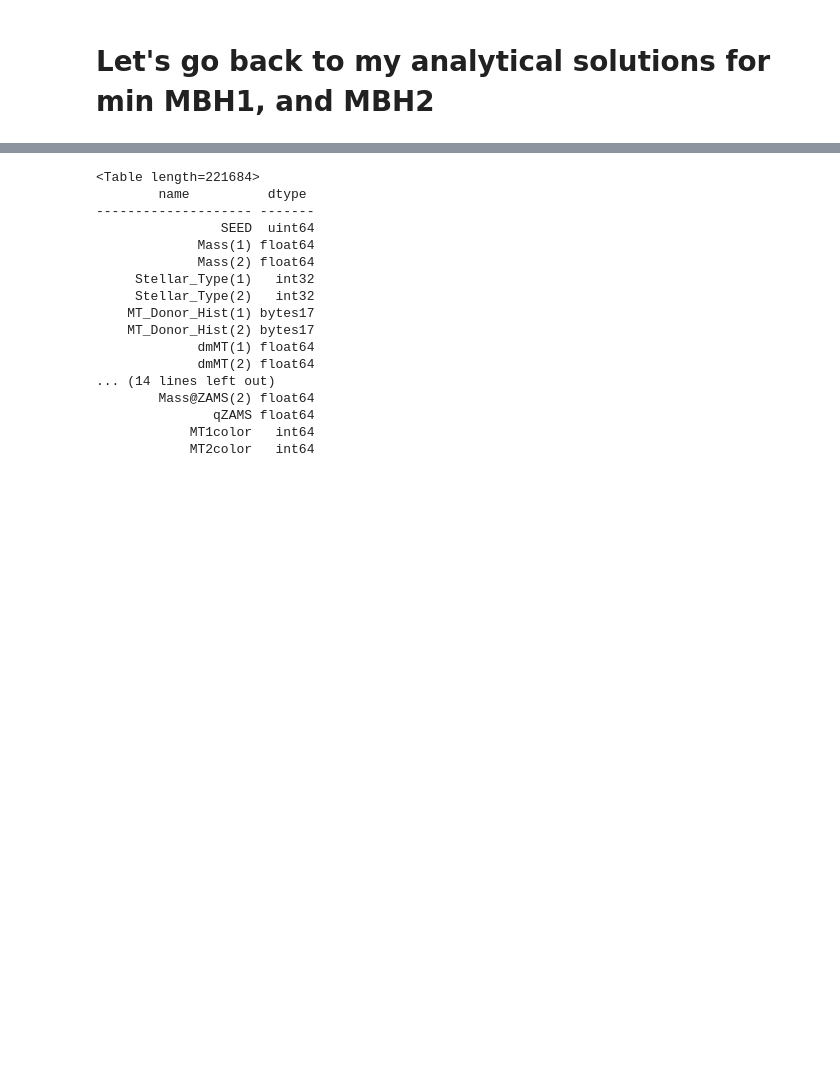
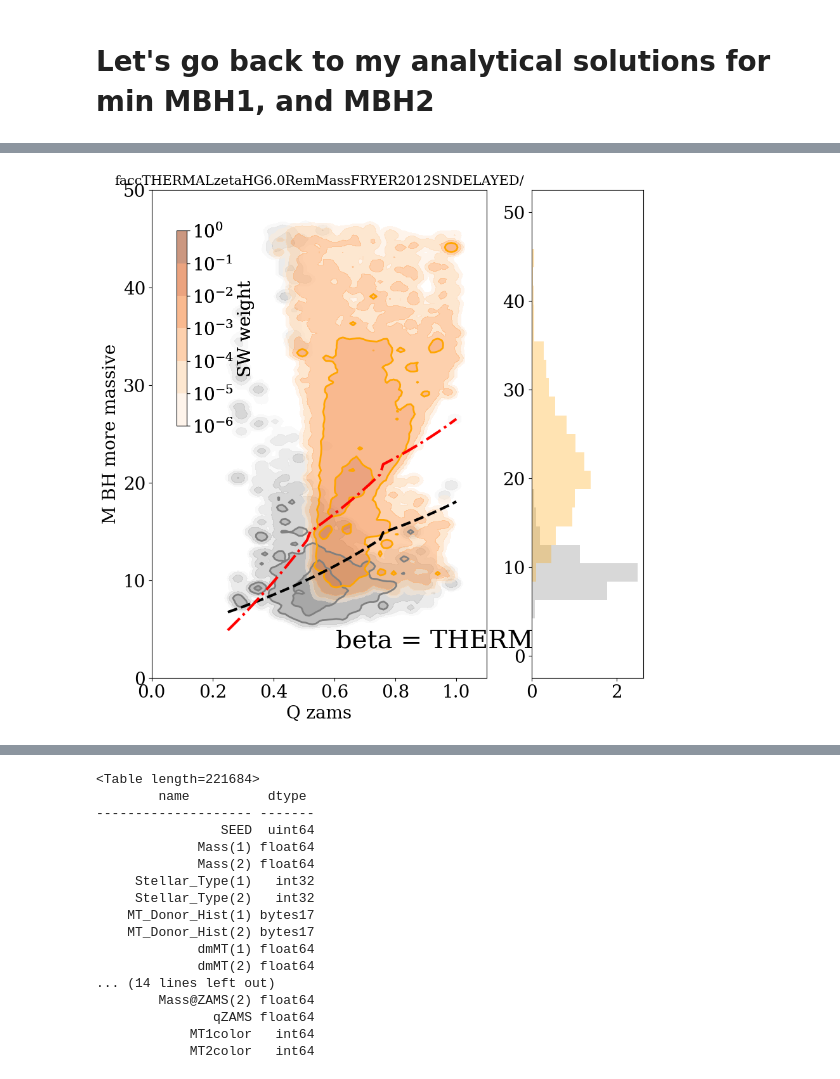
Before and after one commit to LiekeVanSon/BumpAt20, a Jupyter notebook: Code/InspectBumpAt20.ipynb, the cells around one changed output, grey strips where cells are left out. Cells and saved outputs as stored; diff of their text form; code cells hidden in the pictures; blank space fills up the shorter version.

```diff
--- a/Code/InspectBumpAt20.ipynb
+++ b/Code/InspectBumpAt20.ipynb
@@ -599,10 +573,21 @@ Stellar_Type@ZAMS(2)   int32
 # %%
+merging_BBH, Red_intr_rate_dens, channel_string = read_and_mask(sim_name='faccFIXEDbeta0.5zetaHG6.0RemMassFRYER2012SNDELAYED/',
+                                        sim_dir='/mnt/home/lvanson/ceph/CompasOutput/v02.26.03/N1e7Grid_BBH_BHNS_optimized/',
+                                        rate_key='Rates_mu00.025_muz-0.05_alpha-1.77_sigma01.125_sigmaz0.05_a0.02_b1.48_c4.45_d5.9_zBinned',
+                                         only_stable=True, only_CE=False)
+
+merging_BBH.info()
+
+M2_moremass_BBH = merging_BBH[merging_BBH['M_moreMassive'] == merging_BBH['Mass(2)'] ]
+i_redshift = np.where(redshifts == 0.2)[0][0]
+
+M2_moremass_Weights = Red_intr_rate_dens[merging_BBH['M_moreMassive'] == merging_BBH['Mass(2)'], i_redshift]
+
 print(np.unique(M2_moremass_BBH['MT_Donor_Hist(1)'] )  )
 print(np.unique(M2_moremass_BBH['MT_Donor_Hist(2)'] )  )
 
 # Define color map for MT_Donor_Hist(1)
 color_map = {'1-2             ': 0, '2               ': 1,'2-7             ': 2, 'NA              ': 3}
-
 # print([val for val in M2_moremass_BBH['MT_Donor_Hist(2)']])
 
 
@@ -737 +776,80 @@ qzams [0.25 0.26 0.27 0.28 0.29 0.3  0.31 0.32 0.33 0.34 0.35 0.36 0.37 0.38
+# %%
+from matplotlib.colors import LogNorm
+from scipy.ndimage.filters import gaussian_filter
+import matplotlib.gridspec as gridspec
+
+to_plot_table = merging_BBH # M2_moremass_BBH
+to_plot_table['qZAMS'] = to_plot_table['Mass@ZAMS(2)']/to_plot_table['Mass@ZAMS(1)']
+to_plot_weight =  Weights #  M2_moremass_Weights #
+
+Weights_list = [M1_moremass_Weights, M2_moremass_Weights]
+colors = ['Grey', 'Orange']
+##########################
+# Scatter plot
+##########################
+fig = plt.figure(figsize=(10, 10))
+
+# Create a gridspec
+gs = gridspec.GridSpec(1, 2, width_ratios=[3, 1])
+
+#######################
+# Create the first axes for the contour plot
+ax = plt.subplot(gs[0])
+
+# Create the second axes for the y-value histogram
+ax2 = plt.subplot(gs[1])
+
+# Define the bins and levels
+x_bins = np.linspace(0, 1.1, 100)
+y_bins = np.linspace(0, 50, 200)
+levels = [1e-6, 1e-5, 1e-4, 1e-3, 1e-2, 1e-1, 1]
+
+for i, to_plot_table in enumerate([M1_moremass_BBH, M2_moremass_BBH]):
+    # to_plot_table = merging_BBH # M2_moremass_BBH
+    to_plot_table['qZAMS'] = to_plot_table['Mass@ZAMS(2)']/to_plot_table['Mass@ZAMS(1)']
+    to_plot_weight =  Weights_list[i] #Weights #  M2_moremass_Weights #
+
+    # Create a 2D histogram
+    hist, x_edges, y_edges = np.histogram2d(to_plot_table['qZAMS'], to_plot_table['M_moreMassive'],
+                                            bins=[x_bins, y_bins], weights= to_plot_weight)
+
+    # Apply a Gaussian filter to the histogram
+    hist = gaussian_filter(hist, sigma=0.9)
+
+    # Create the contour plot
+    im = ax.contourf((x_edges[:-1] + x_edges[1:])/2, (y_edges[:-1] + y_edges[1:])/2, hist.T,
+                levels=levels, alpha = 0.5, cmap=colors[i]+'s', norm=LogNorm() )
+    # Add contour lines
+    contour_lines = ax.contour((x_edges[:-1] + x_edges[1:])/2, (y_edges[:-1] + y_edges[1:])/2, hist.T,
+                levels=levels[3:], colors=colors[i], linewidths=2)
+
+    # Create an inset axes for the colorbar
+    cax = inset_axes(ax,
+                    width="3%",  # width = 5% of parent_bbox width
+                    height="40%",  # height : 50%
+                    loc='lower left', bbox_to_anchor=(0.05, 0.5, 1, 1), bbox_transform=ax.transAxes)
+    cbar = fig.colorbar(im, cax=cax, orientation="vertical",label = 'SW weight')
+
+    #######################
+    # Create the histogram
+    ax2.hist(to_plot_table['M_moreMassive'], bins=np.linspace(0,50,25), weights = to_plot_weight,
+            orientation='horizontal', color=colors[i], alpha=0.3)
+#######
+ax.plot(qzams, Min_MBH1, color = 'k', lw = 3, ls = '--', label = 'min Mbha')
+ax.plot(qzams, minM_BH2, color = 'red', lw = 3, ls = '-.', label = 'min Mbhb')
+# print('qzams', qzams, 'Min_MBH1',Min_MBH1 , 'minM_BH2', minM_BH2)
+
+#######
+ax.text(0.55, 0.1, 'beta = %s' % (BETA), ha='left', va='top', transform=ax.transAxes, size=29)
+
+ax.set_xlabel('Q zams')
+ax.set_ylabel('M BH more massive')
+ax.set_ylim(0,50)
+ax.set_xlim(0,1.1)
+
+ax.set_title(sim_name, fontsize =15)
+
+plt.show()
+# %% [output]
+[figure, added]
 # %%
```
Also changed, not shown: parts of 11 cells of this notebook.
